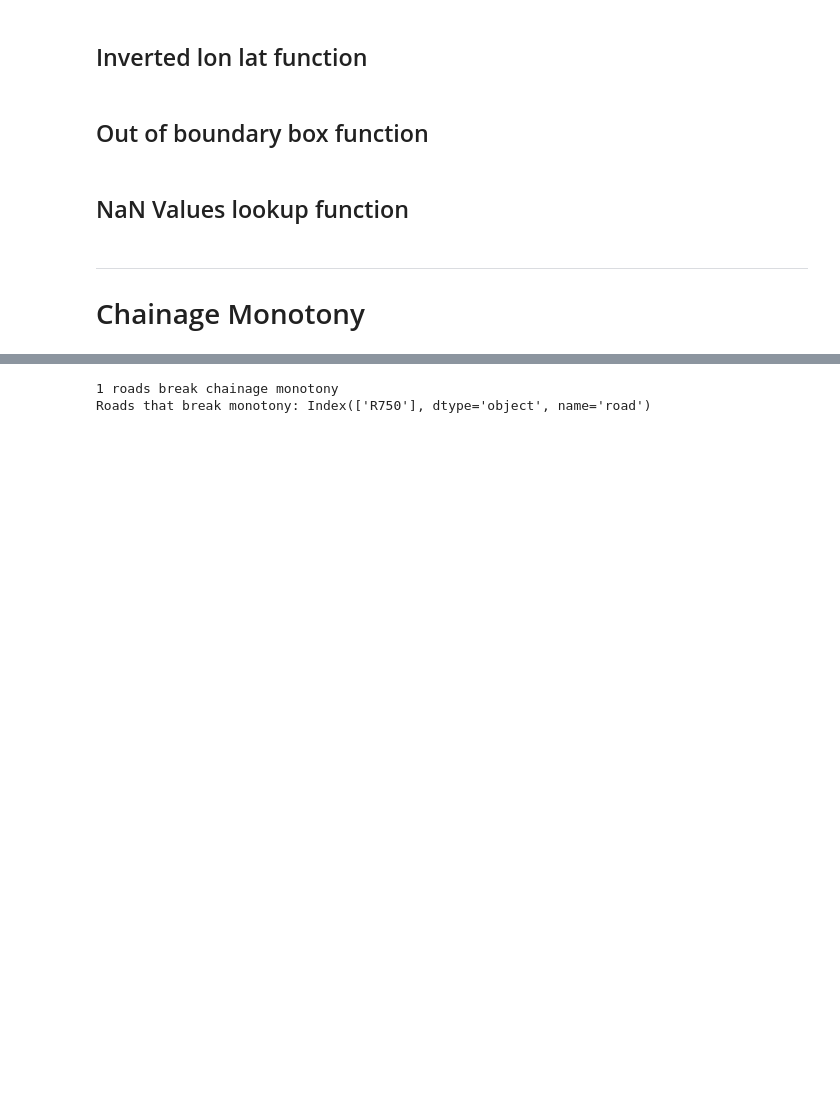
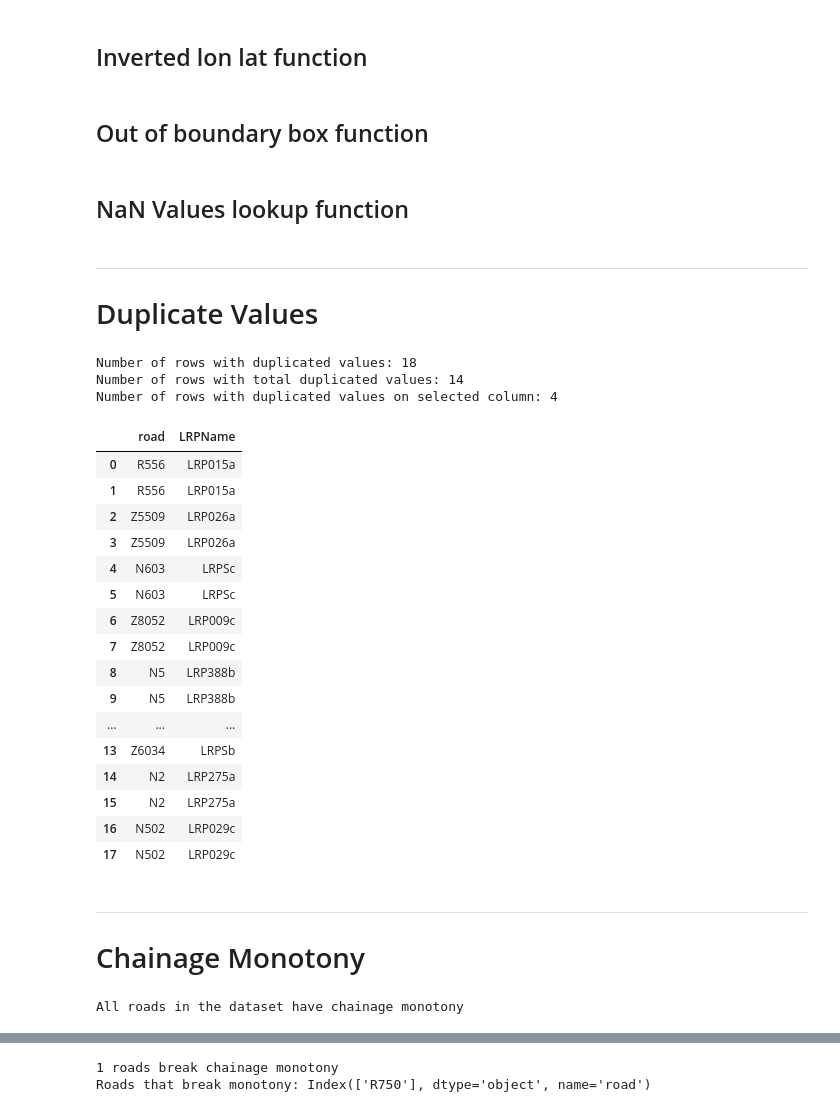
Before and after one commit to taufik-my/ASIM_Team14, a Jupyter notebook: EPA133a-G14-A1/notebook/Notebook Brian -bridges.ipynb, the cells around one changed output, grey strips where cells are left out. Cells and saved outputs as stored; diff of their text form; code cells hidden in the pictures; blank space fills up the shorter version.

Commit message:
updated bridges notebook

```diff
--- a/EPA133a-G14-A1/notebook/Notebook Brian -bridges.ipynb
+++ b/EPA133a-G14-A1/notebook/Notebook Brian -bridges.ipynb
@@ -12,7 +12,7 @@ import seaborn as sns
 # %%
 #read bridges and info about LRP data
 lrp=pd.read_csv('../data/raw/Roads_InfoAboutEachLRP.csv', low_memory=False)
-df_bridges = pd.read_excel("../data/raw/BMMS_overview.xlsx")
+df_bridge = pd.read_excel("../data/raw/BMMS_overview.xlsx")
 road=pd.read_csv('../data/processed/_roads.tsv', sep='\t', low_memory=False) #take the already proceesd road data as input
 # %%
 # ---- Load wide file (like you already did) ----
@@ -642,9 +739,52 @@ def fill_nan_coords(df, lrp):
     df.loc[idx_to_update, "lon"] = merged.loc[matched, "lon_ref"].values
 
     return df, log_df
+# %% [markdown]
+---
+# Duplicate Values
+# %%
+excl=['structureNr']
+cols=['road','chainage','condition','LRPName','lat','lon','name']
+# %%
+pd.set_option('display.max_columns', None)
+# %%
+df_bridges,log_dup2= check_duplicates(df_bridge, cols=cols, excl=excl)
+print('Number of rows with duplicated values: ' + str(log_dup2.shape[0]))
+print('Number of rows with total duplicated values: ' + str(log_dup2[(log_dup2['duplicate_reason']=="all column duplicate")].shape[0]))
+print('Number of rows with duplicated values on selected column: ' + str(log_dup2[~(log_dup2['duplicate_reason']=="all column duplicate")].shape[0]))#duplicate on all column and only subset column, subject to remove
+# %% [output]
+Number of rows with duplicated values: 18
+Number of rows with total duplicated values: 14
+Number of rows with duplicated values on selected column: 4
+# %%
+log_dup2[['road','LRPName']] #duplicated values, keep only the first occurence
+# %% [output]
+|  | road | LRPName |
+| 0 | R556 | LRP015a |
+| 1 | R556 | LRP015a |
+| 2 | Z5509 | LRP026a |
+| 3 | Z5509 | LRP026a |
+| 4 | N603 | LRPSc |
+| 5 | N603 | LRPSc |
+| 6 | Z8052 | LRP009c |
+| 7 | Z8052 | LRP009c |
+| 8 | N5 | LRP388b |
+| 9 | N5 | LRP388b |
+| ... | ... | ... |
+| 13 | Z6034 | LRPSb |
+| 14 | N2 | LRP275a |
+| 15 | N2 | LRP275a |
+| 16 | N502 | LRP029c |
+| 17 | N502 | LRP029c |
 # %% [markdown]
 ---
 # Chainage Monotony
+# %%
+df_roads = pd.read_csv("../data/raw/Roads_InfoAboutEachLRP.csv")
+
+check_chainage_monotony(df_roads)
+# %% [output]
+All roads in the dataset have chainage monotony
 # %%
 check_chainage_monotony(df_bridges)
 
```
Also changed, not shown: parts of 24 cells of this notebook.
